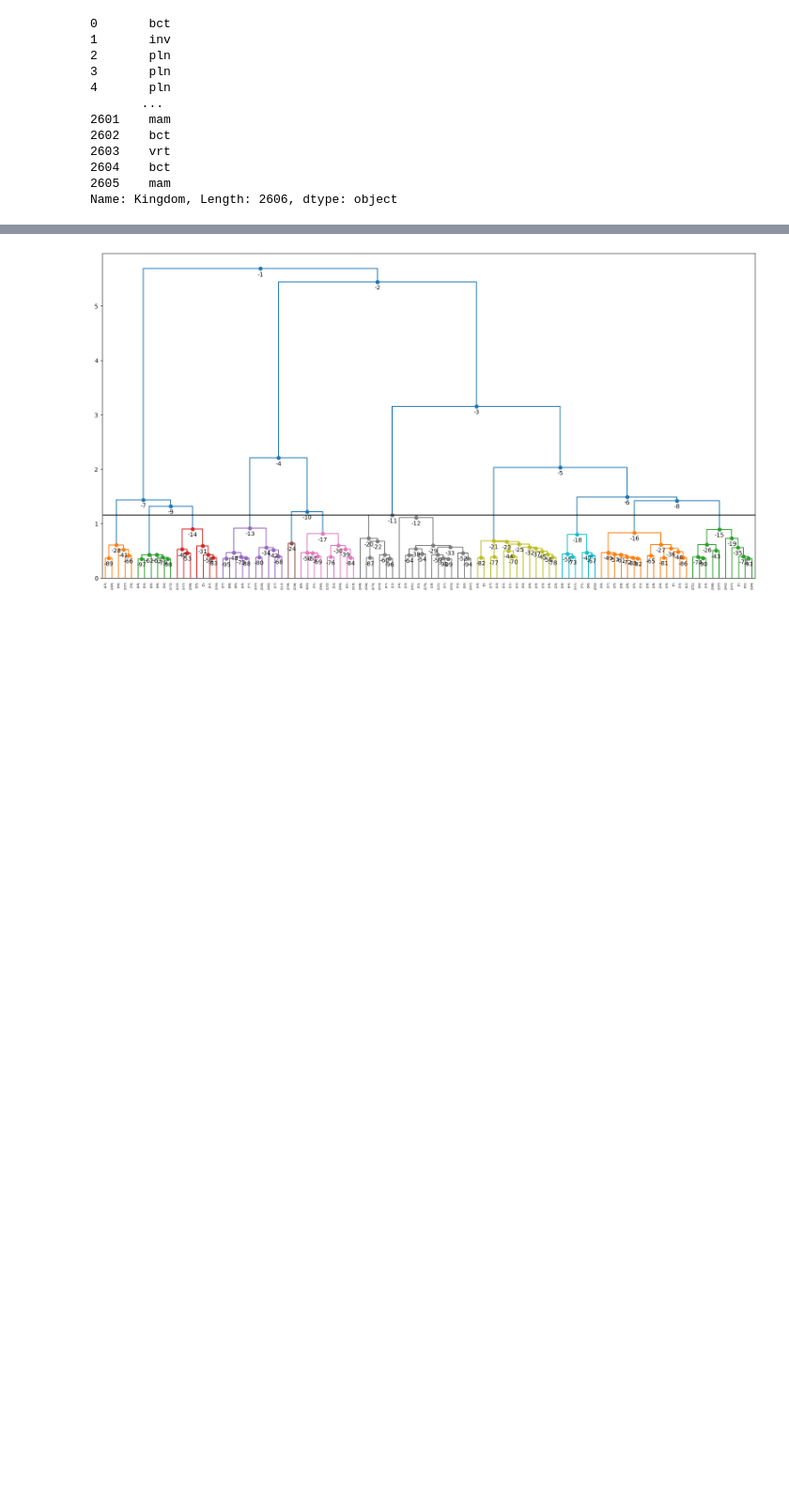
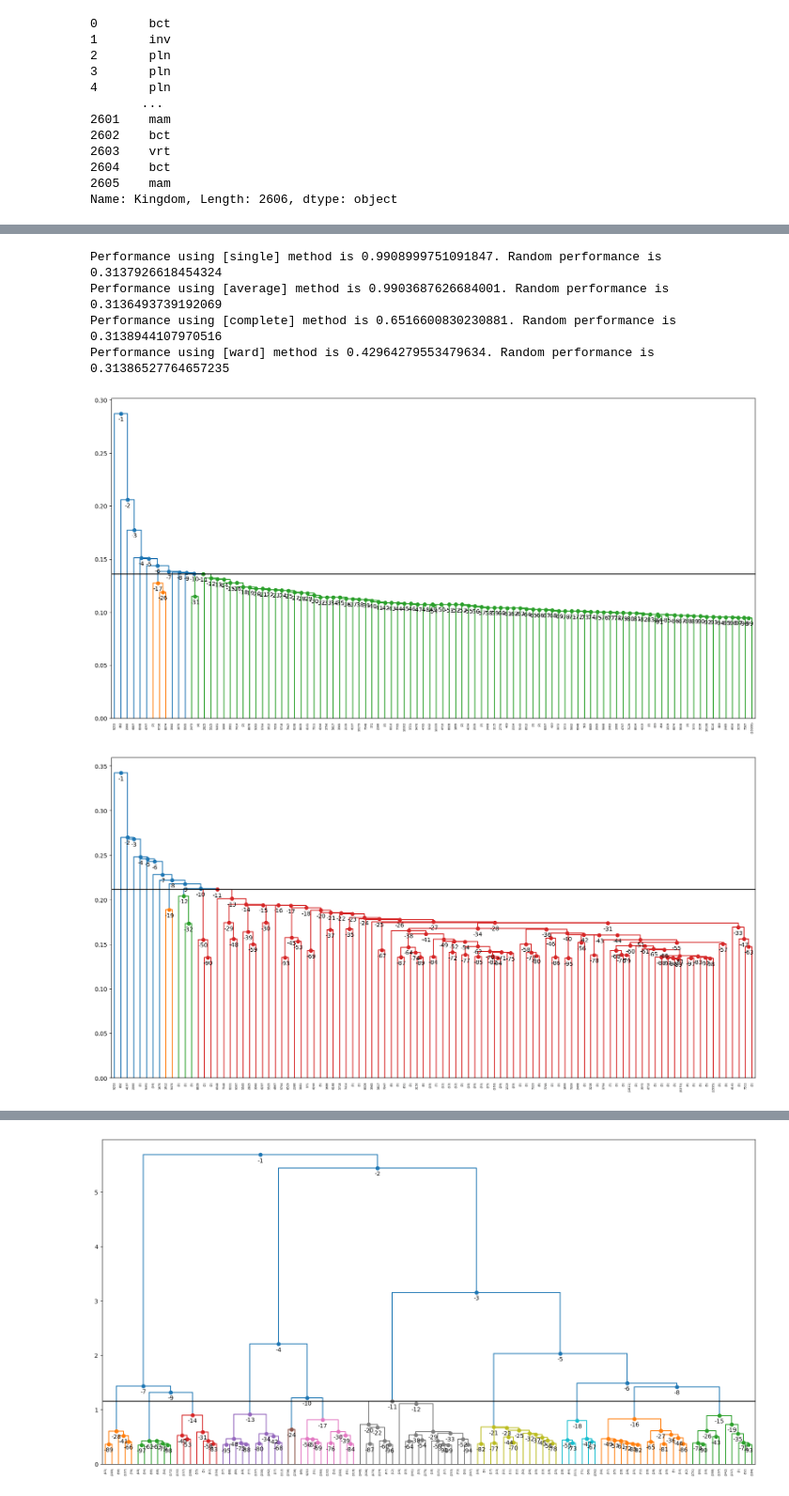
Before and after one commit to marco-cominelli01/Machine_Learning_project, a Jupyter notebook: clustering.ipynb, the cells around one changed output, grey strips where cells are left out. Shown at 94% size. Drawn from its saved outputs; the diff is of its cells as text; code cells hidden in the pictures; blank space fills up the shorter version.

```diff
--- a/clustering.ipynb
+++ b/clustering.ipynb
@@ -88,4 +88,0 @@ from scipy.cluster.hierarchy import dendrogram, linkage
-# %%
-# Generate the linkage matrix
-Z = linkage(X, method='ward', metric='euclidean')
-Z.shape
@@ -113,7 +110,7 @@ def plot_dendrogram(Z=None, model=None, X=None, **kwargs):
             Z = np.column_stack([model.children_, model.distances_,
                                               counts]).astype(float)
         else:
-            Z = linkage(X, method=model.linkage, metric=model.affinity)
+            Z = linkage(X, method=model.linkage, metric=model.metric)
 
     #in OUR CASE we are starting here
     #This block checks if the n_clusters keyword argument is provided, if yes it calcualtes the threshold for coloring
@@ -157,9 +143,0 @@ plot_dendrogram(Z=Z, X=X,
-# %%
-from sklearn.cluster import AgglomerativeClustering
-distance_threshold=None#one or another, we put default n_clusters
-%matplotlib inline
-n_clusters=11
-
-model = AgglomerativeClustering(   n_clusters=n_clusters, metric='euclidean', linkage='ward')
-
-y_predict = model.fit_predict(X)
@@ -219,5 +143,0 @@ correlation(X, y_rand, 'euclidean')
-# %%
-x=np.array([1,2,0,4,6])
-idx=np.argsort(x)
-print(idx)
-print(x[idx])
@@ -226,0 +190,30 @@ print(x[idx])
+# %%
+%matplotlib inline
+
+methods = ['single', 'average', 'complete', 'ward']
+distance_threshold=None
+
+prediction_dict = {'single':None, 'average': None, 'complete':None, 'ward':None}
+
+for method in methods:
+    model = AgglomerativeClustering(n_clusters=11, linkage=method,
+                                    metric='euclidean')
+
+    y_predict = model.fit_predict(X)
+    corr = correlation(X, y_predict, 'euclidean')
+    y_rand = np.random.randint(0,10, X.shape[0])
+    rand_corr = correlation(X, y_rand, 'euclidean')
+    print("Performance using [{}] method is {}. Random performance is {}".format(method, corr, rand_corr))
+
+    prediction_dict[method] = y_predict
+
+    plot_dendrogram(model=model, X=X, truncate_mode='lastp', p=100,
+                    n_clusters=11,
+                    color_threshold=distance_threshold)
+# %% [output]
+Performance using [single] method is 0.9908999751091847. Random performance is 0.3137926618454324
+Performance using [average] method is 0.9903687626684001. Random performance is 0.3136493739192069
+Performance using [complete] method is 0.6516600830230881. Random performance is 0.3138944107970516
+Performance using [ward] method is 0.42964279553479634. Random performance is 0.31386527764657235
+[figure, added]
+[figure, added]
```
Also changed, not shown: parts of 15 cells of this notebook.
